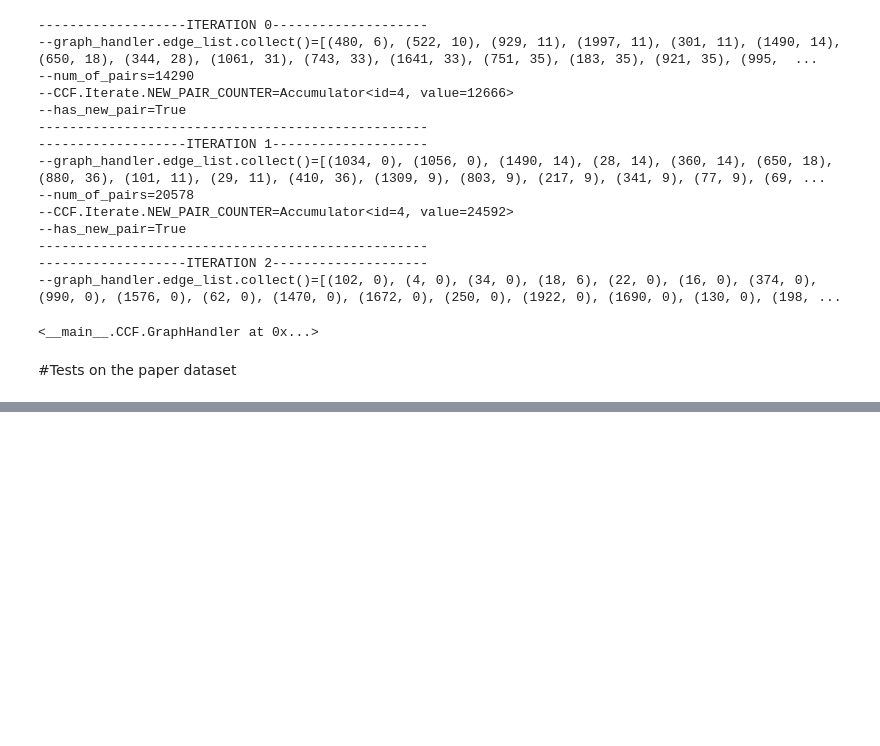
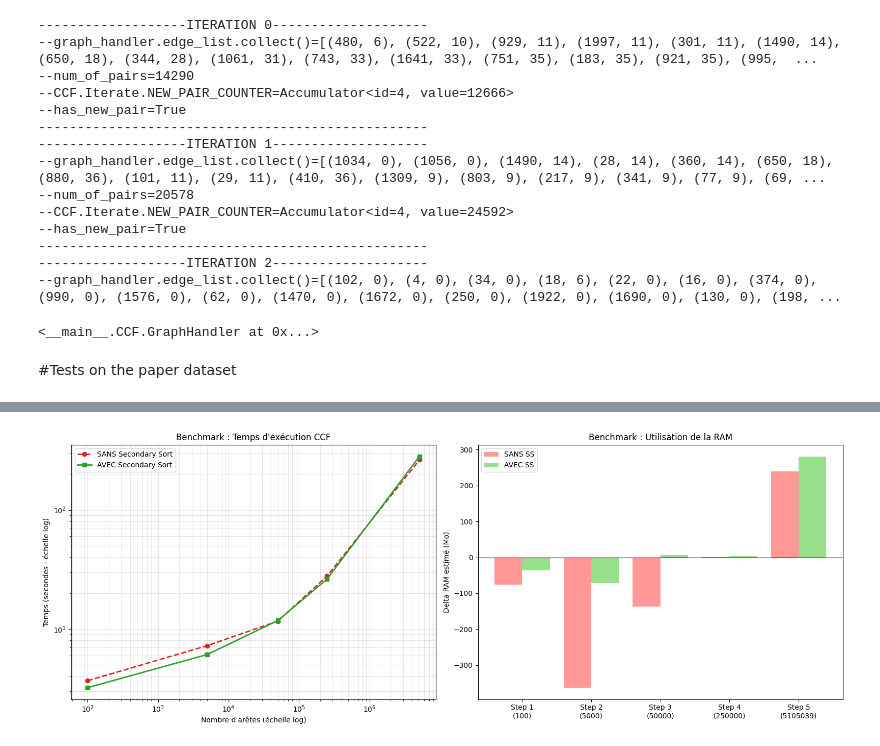
Before and after one commit to operiana/CCF-Algorithm-Implementation-with-PySpark, a Jupyter notebook: notebook.ipynb, the cells around one changed output, grey strips where cells are left out. Cells and saved outputs as stored; diff of their text form; code cells hidden in the pictures; blank space fills up the shorter version.

```diff
--- a/notebook.ipynb
+++ b/notebook.ipynb
@@ -292,4 +294,4 @@ class CCF:
 
                 # When it has ended, show the mapping by collecting the RDD
                 # print(graph_handler)
-                # return graph_handler
+                return graph_handler
@@ -575,40 +751,53 @@ KeyboardInterrupt:
 # %%
 import matplotlib.pyplot as plt
 
-def plot_benchmarks(results):
-    # Extraction des données
-    steps = [r['edges'] for r in results if r.get('time_True') != -1]
-    time_no_ss = [r['time_False'] for r in results if r.get('time_True') != -1]
-    time_with_ss = [r['time_True'] for r in results if r.get('time_True') != -1]
+def plot_ccf_performance(results):
+    # Filtrage des données valides
+    valid_results = [r for r in results if "time_True" in r and r["time_True"] != -1]
 
-    ram_no_ss = [max(0, r['ram_False']) for r in results if r.get('time_True') != -1]
-    ram_with_ss = [max(0, r['ram_True']) for r in results if r.get('time_True') != -1]
+    if not valid_results:
+        print("Aucune donnée valide à afficher.")
+        return
 
-    plt.figure(figsize=(15, 6))
+    edges = [r['edges'] for r in valid_results]
+    time_no_ss = [r['time_False'] for r in valid_results]
+    time_with_ss = [r['time_True'] for r in valid_results]
+    ram_no_ss = [r['ram_False'] for r in valid_results]
+    ram_with_ss = [r['ram_True'] for r in valid_results]
+
+    plt.figure(figsize=(16, 6))
 
     # --- Graphique 1 : Temps d'exécution ---
     plt.subplot(1, 2, 1)
-    plt.plot(steps, time_no_ss, 'o--', label='Sans Secondary Sort', color='red')
-    plt.plot(steps, time_with_ss, 's-', label='Avec Secondary Sort', color='green')
-    plt.xscale('log') # Échelle log car on passe de 100 à 5M
-    plt.yscale('linear')
+    plt.plot(edges, time_no_ss, 'o--', label='SANS Secondary Sort', color='#d62728', linewidth=2)
+    plt.plot(edges, time_with_ss, 's-', label='AVEC Secondary Sort', color='#2ca02c', linewidth=2)
+
+    plt.xscale('log') # Indispensable pour voir les petites et grandes étapes
+    plt.yscale('log') # Utile si le temps explose de façon exponentielle
     plt.xlabel('Nombre d\'arêtes (échelle log)')
-    plt.ylabel('Temps d\'exécution (secondes)')
-    plt.title('Comparaison du temps d\'exécution')
-    plt.grid(True, which="both", ls="-", alpha=0.5)
+    plt.ylabel('Temps (secondes - échelle log)')
+    plt.title('Benchmark : Temps d\'exécution CCF')
+    plt.grid(True, which="both", ls="-", alpha=0.3)
     plt.legend()
 
-    # --- Graphique 2 : Utilisation RAM ---
+    # --- Graphique 2 : Empreinte RAM ---
     plt.subplot(1, 2, 2)
-    plt.bar([f"St {r['step']}" for r in results], ram_no_ss, width=-0.4, align='edge', label='Sans SS', color='salmon')
-    plt.bar([f"St {r['step']}" for r in results], ram_with_ss, width=0.4, align='edge', label='Avec SS', color='seagreen')
-    plt.xlabel('Étapes de montée en charge')
+    x_labels = [f"Step {r['step']}\n({r['edges']})" for r in valid_results]
+    x = range(len(x_labels))
+
+    plt.bar([i - 0.2 for i in x], ram_no_ss, width=0.4, label='SANS SS', color='#ff9896')
+    plt.bar([i + 0.2 for i in x], ram_with_ss, width=0.4, label='AVEC SS', color='#98df8a')
+
+    plt.xticks(x, x_labels)
     plt.ylabel('Delta RAM estimé (Mo)')
-    plt.title('Comparaison de l\'empreinte mémoire')
+    plt.title('Benchmark : Utilisation de la RAM')
+    plt.axhline(0, color='black', linewidth=0.8) # Ligne de base
     plt.legend()
 
     plt.tight_layout()
     plt.show()
 
-# Appeler la fonction à la fin de ton script
-plot_benchmarks(results)
+# Appel de la fonction
+plot_ccf_performance(results)
+# %% [output]
+[figure, added]
```
Also changed, not shown: parts of 8 cells of this notebook.
